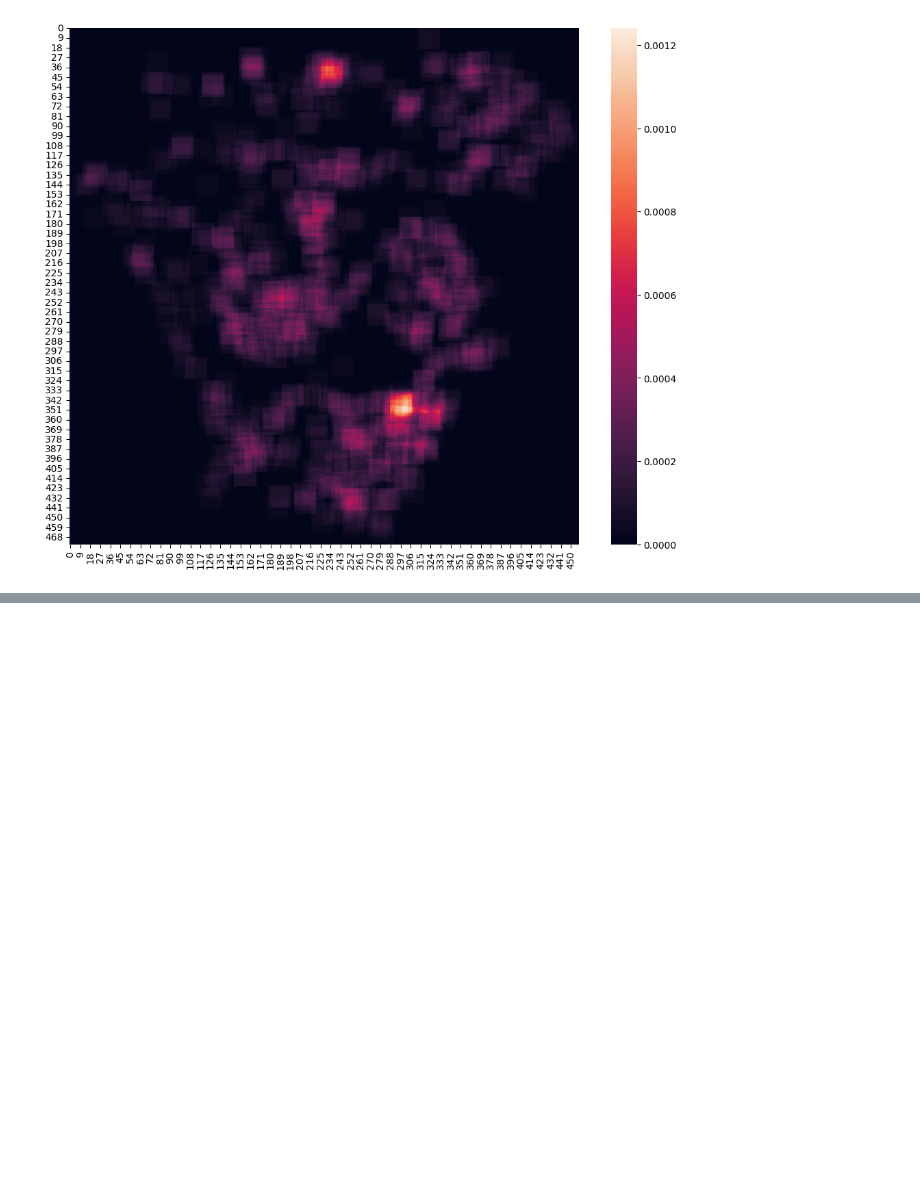
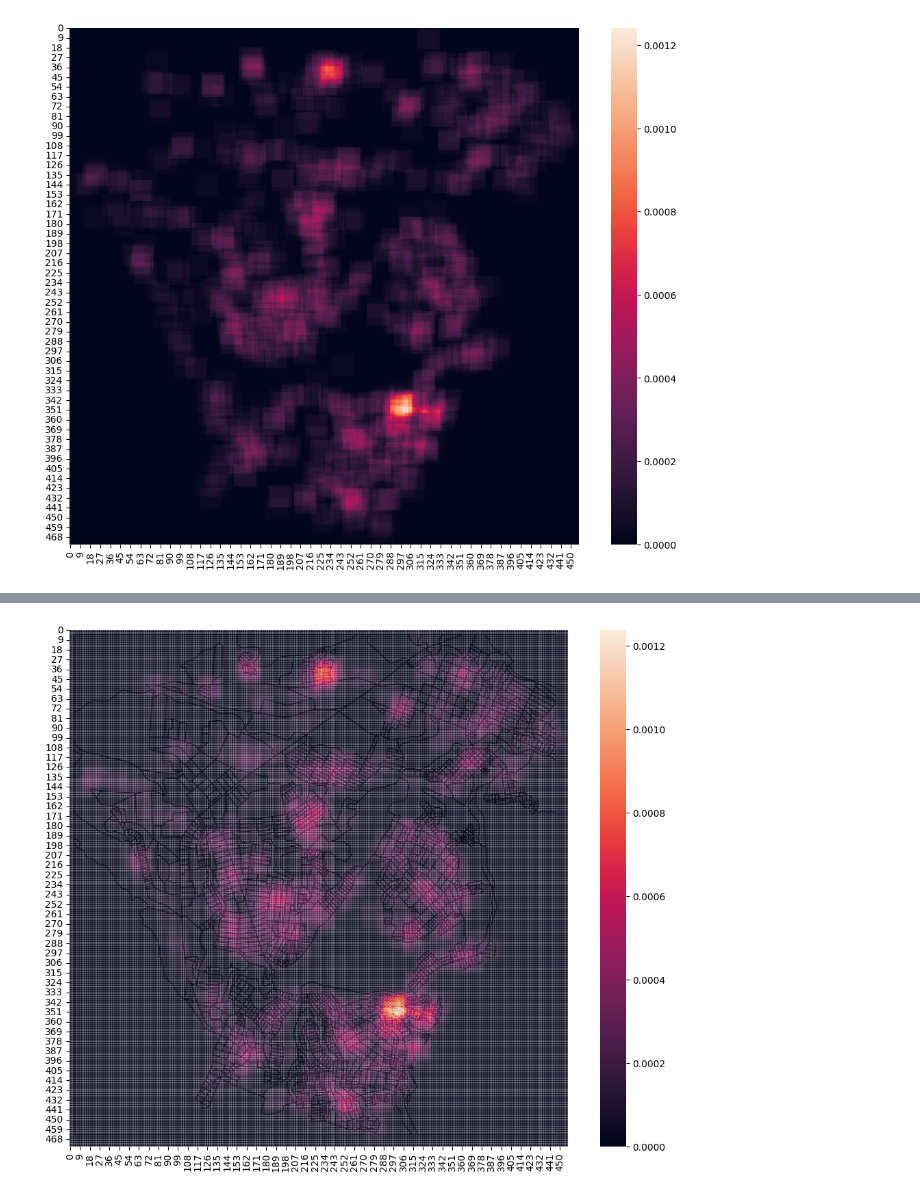
Before and after one commit to jvera672/cd_202202_juan_vera, a Jupyter notebook: Taller1.ipynb, the cells around one changed output, grey strips where cells are left out. Saved outputs shown, nothing was run; the diff lists cells and outputs as text; code cells hidden in the pictures; blank space fills up the shorter version.

```diff
--- a/Taller1.ipynb
+++ b/Taller1.ipynb
@@ -323,0 +405,28 @@ plt.show()
+# %%
+import matplotlib
+#matplotlib.use('TkAgg')
+import matplotlib.pyplot as plt
+import pandas as pd
+import numpy as np
+import matplotlib.image as mpimg
+
+map_img = mpimg.imread('descarga.png')
+
+amap = np.zeros((rows, collums))
+for i in range(0, len(dataArr)):
+  for j in range(0, len(dataArr[i])):
+    if (dataArr[i][j] != 0):
+      for k in range(max(0, int(i-(bandWidth/res))), min(rows, int(i+(bandWidth/res)))):
+        for l in range(max(0, int(j-(bandWidth/res))), min(collums, int(j+(bandWidth/res)))):
+          d = math.sqrt((k-i)**2 + (l-j)**2)
+          amap[k][l] += dataArr[i][j] * kernel_selection(1, d, bandWidth)/(math.pi*bandWidth**2)
+figure(figsize=(12, 10), dpi=100)
+
+hmax = hmax = sns.heatmap(amap)
+hmax.collections[0].set_alpha(0.5)
+
+plt.imshow(map_img, zorder=0, extent=[0.5, 450.0, 1.0, 468.0])
+
+plt.show()
+# %% [output]
+[figure, added]
```
Also changed, not shown: parts of 7 cells of this notebook.
